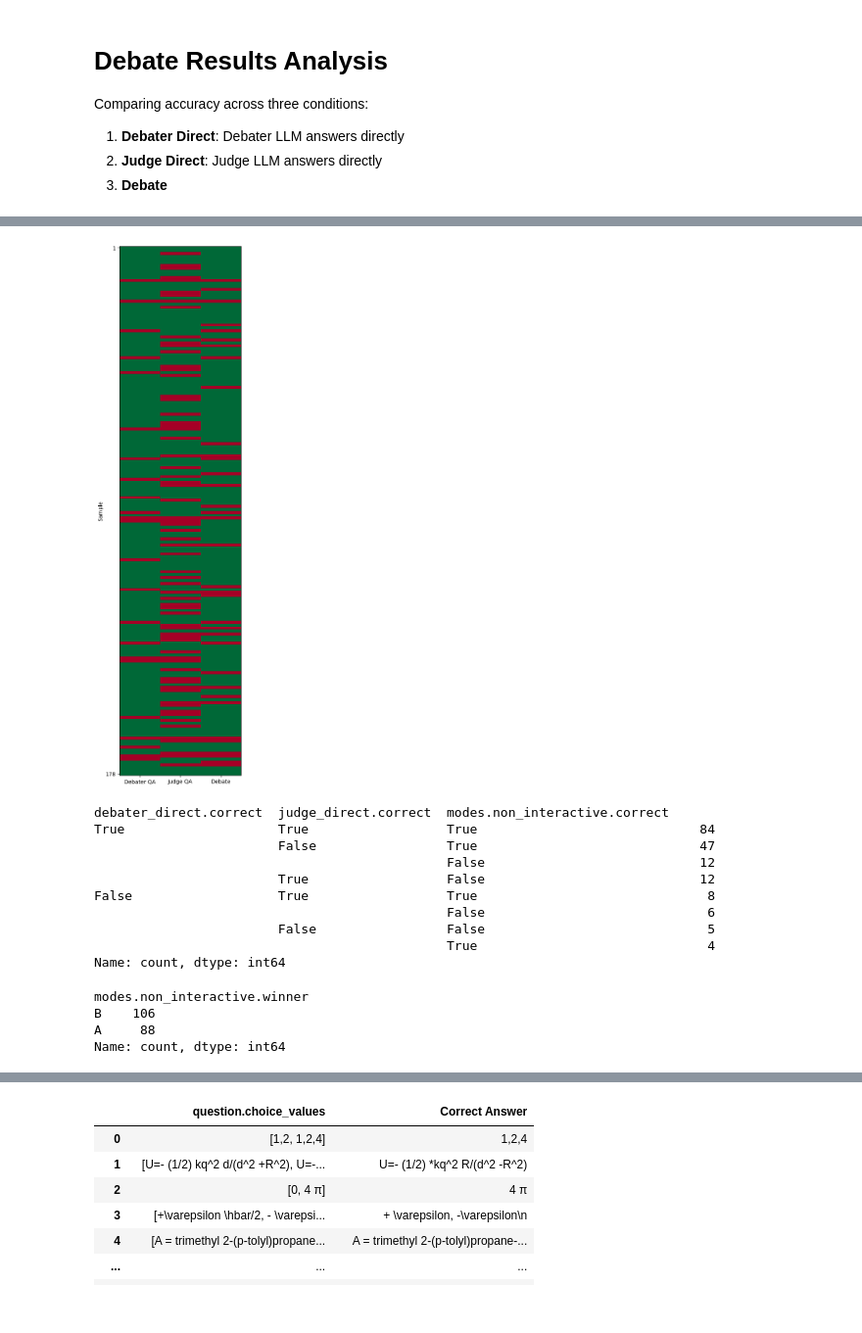
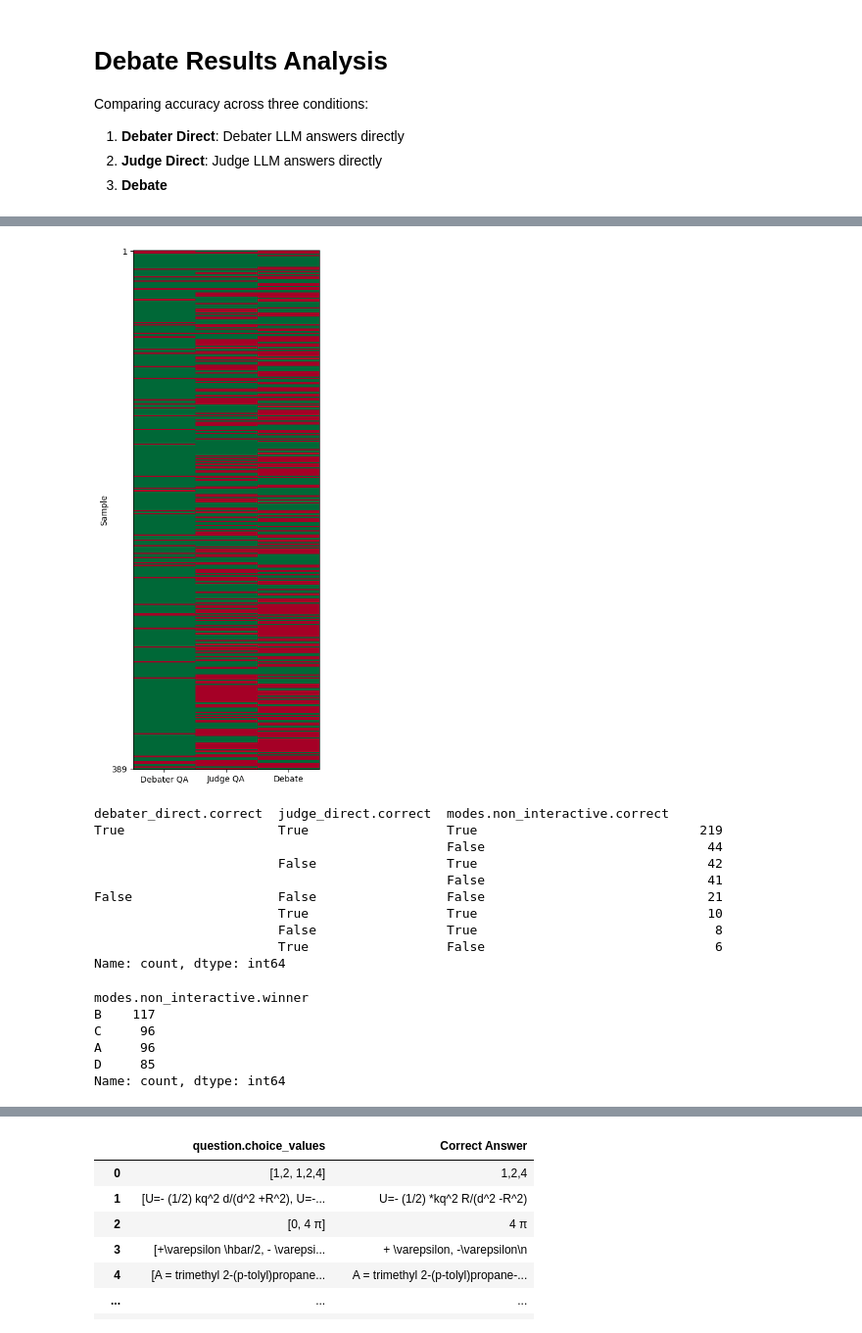
Before and after one commit to joshlevy89/llm_judge_debate, a Jupyter notebook: analyze_debate_results.ipynb, the cells around one changed output, grey strips where cells are left out. Shown at 98% size. Drawn from its saved outputs; the diff is of its cells as text; code cells hidden in the pictures.

```diff
--- a/analyze_debate_results.ipynb
+++ b/analyze_debate_results.ipynb
@@ -34,7 +34,11 @@ import numpy as np
 # results_file = 'parallel_debate_runs/run_20251023_111720/master_results.jsonl'
 # results_file = 'parallel_debate_runs/run_20251023_122615/master_results.jsonl'
 # results_file = 'parallel_debate_runs/run_20251023_124426/master_results.jsonl'
-results_file = 'parallel_debate_runs/run_20251023_124456/master_results.jsonl'
+# results_file = 'parallel_debate_runs/run_20251023_124456/master_results.jsonl'
+# results_file = 'parallel_debate_runs/run_20251023_124529/master_results.jsonl'
+# results_file = 'parallel_debate_runs/run_20251023_124607/master_results.jsonl'
+results_file = 'parallel_debate_runs/run_20251023_144832/master_results.jsonl'
+# results_file = 'parallel_debate_runs/run_20251023_144750/master_results.jsonl'
 
 results_df = pd.json_normalize(pd.read_json(results_file, lines=True).to_dict('records'))
 results_df.head()
@@ -115,38 +121,40 @@ Name: modes.non_interactive.turns, dtype: float64
 # %%
 import matplotlib.pyplot as plt
 import numpy as np
 
 data = results_df[['debater_direct.correct', 'judge_direct.correct', f'{mode_prefix}.correct']].dropna().astype(float).values
-fig, ax = plt.subplots(figsize=(4, max(6, len(data) * 0.08)))
+fig, ax = plt.subplots(figsize=(4, .3* max(6, len(data) * 0.08)))
 im = ax.imshow(data, aspect='auto', cmap='RdYlGn', vmin=0, vmax=1, interpolation='nearest')
 ax.set_xticks([0, 1, 2])
 ax.set_xticklabels(['Debater QA', 'Judge QA', 'Debate'])
 ax.set_ylabel('Sample')
 ax.set_yticks([0, len(data)-1])
 ax.set_yticklabels([1, len(data)])
 plt.tight_layout()
 plt.show()
 # %% [output]
-[figure, old version]
+[figure, new version]
 # %%
 results_df[['debater_direct.correct',  'judge_direct.correct', f'{mode_prefix}.correct']].value_counts()
 # %% [output]
 debater_direct.correct  judge_direct.correct  modes.non_interactive.correct
-True                    True                  True                             84
-                        False                 True                             47
-                                              False                            12
-                        True                  False                            12
-False                   True                  True                              8
-                                              False                             6
-                        False                 False                             5
-                                              True                              4
+True                    True                  True                             219
+                                              False                             44
+                        False                 True                              42
+                                              False                             41
+False                   False                 False                             21
+                        True                  True                              10
+                        False                 True                               8
+                        True                  False                              6
 Name: count, dtype: int64
 # %%
 results_df[f'{mode_prefix}.winner'].value_counts()
 # %% [output]
 modes.non_interactive.winner
-B    106
-A     88
+B    117
+C     96
+A     96
+D     85
 Name: count, dtype: int64
 # %%
 pd.crosstab(results_df[f'{mode_prefix}.winner'], results_df[f'{mode_prefix}.correct'], rownames=['Winner'], colnames=['Correct'])
```
Also changed, not shown: parts of 10 cells of this notebook, 2 other files.
